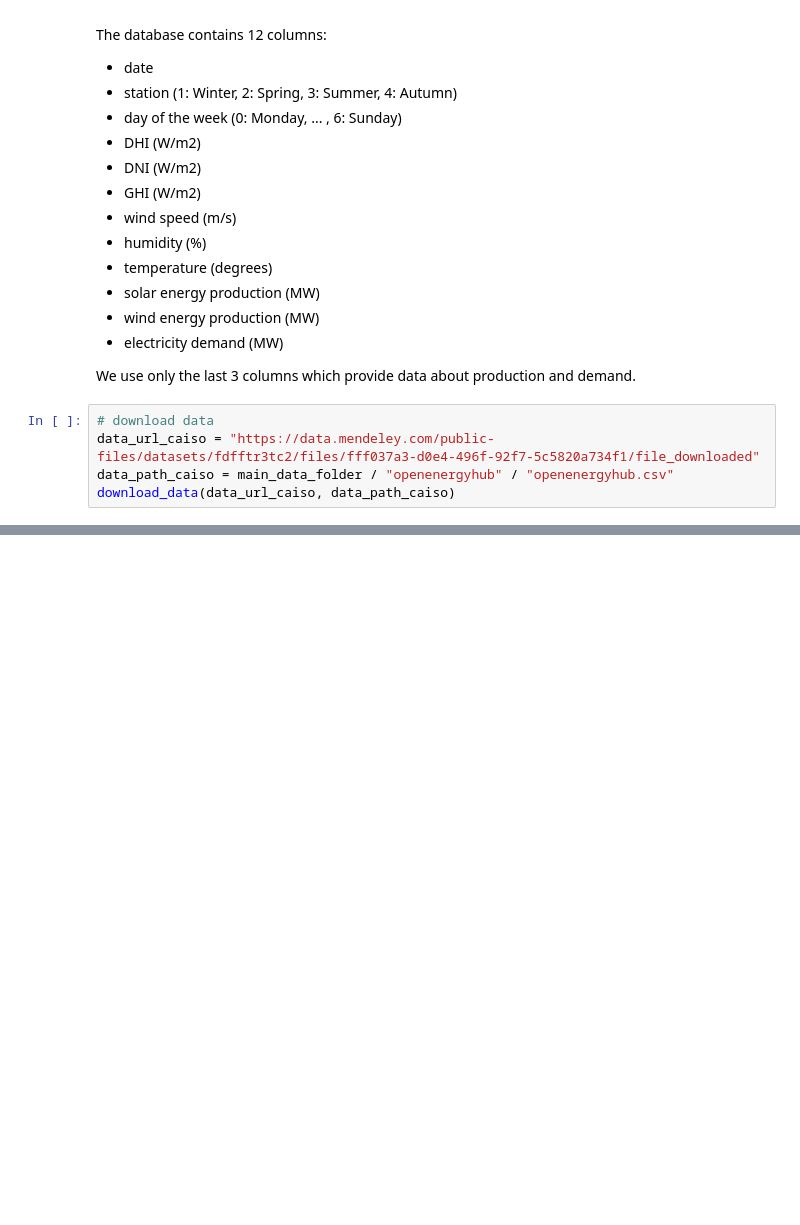
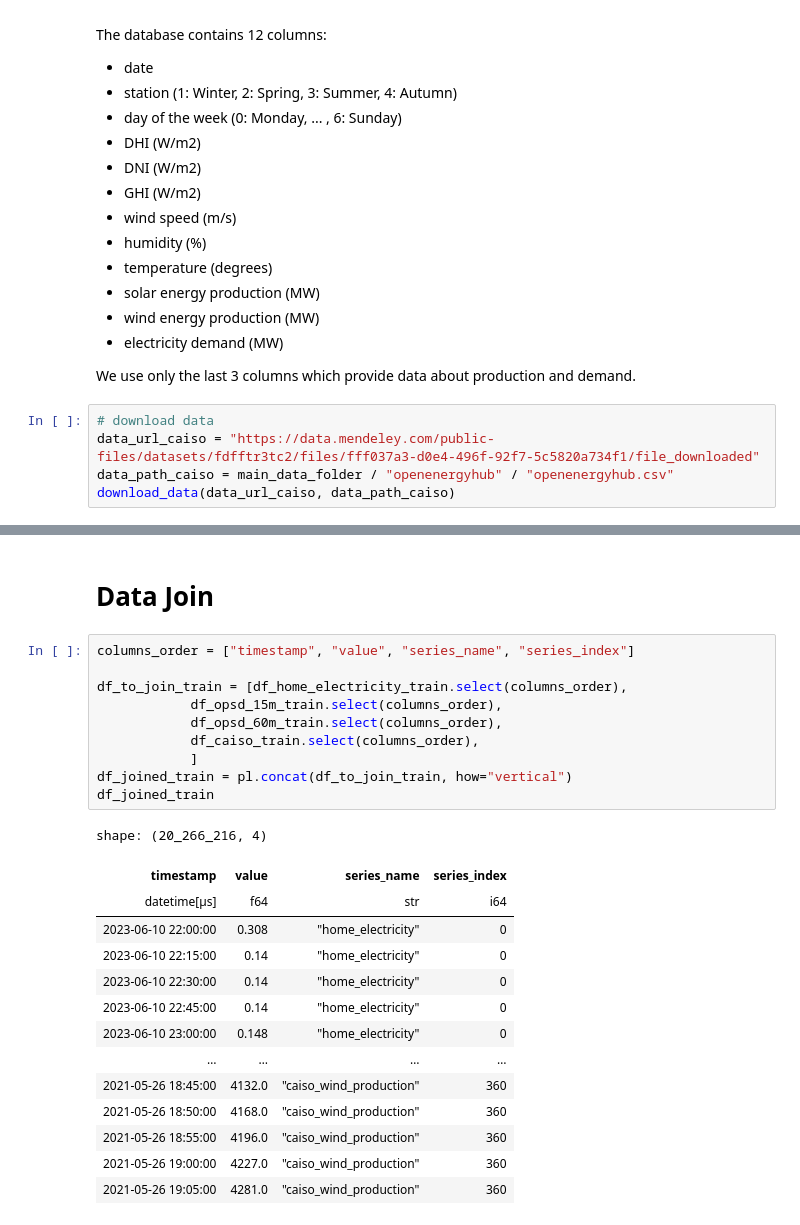
Before and after one commit to Richi0D/tirex_loss, a Jupyter notebook: notebooks/data_download.ipynb, the cells around one changed output, grey strips where cells are left out. Saved outputs shown, nothing was run; the diff lists cells and outputs as text; blank space fills up the shorter version.

```diff
--- a/notebooks/data_download.ipynb
+++ b/notebooks/data_download.ipynb
@@ -236,0 +311,27 @@ shape: (5, 4)
+# %% [markdown]
+# Data Join
+# %%
+columns_order = ["timestamp", "value", "series_name", "series_index"]
+
+df_to_join_train = [df_home_electricity_train.select(columns_order),
+            df_opsd_15m_train.select(columns_order),
+            df_opsd_60m_train.select(columns_order),
+            df_caiso_train.select(columns_order),
+            ]
+df_joined_train = pl.concat(df_to_join_train, how="vertical")
+df_joined_train
+# %% [output]
+shape: (20_266_216, 4)
+| timestamp | value | series_name | series_index |
+| datetime[μs] | f64 | str | i64 |
+| 2023-06-10 22:00:00 | 0.308 | "home_electricity" | 0 |
+| 2023-06-10 22:15:00 | 0.14 | "home_electricity" | 0 |
+| 2023-06-10 22:30:00 | 0.14 | "home_electricity" | 0 |
+| 2023-06-10 22:45:00 | 0.14 | "home_electricity" | 0 |
+| 2023-06-10 23:00:00 | 0.148 | "home_electricity" | 0 |
+| … | … | … | … |
+| 2021-05-26 18:45:00 | 4132.0 | "caiso_wind_production" | 360 |
+| 2021-05-26 18:50:00 | 4168.0 | "caiso_wind_production" | 360 |
+| 2021-05-26 18:55:00 | 4196.0 | "caiso_wind_production" | 360 |
+| 2021-05-26 19:00:00 | 4227.0 | "caiso_wind_production" | 360 |
+| 2021-05-26 19:05:00 | 4281.0 | "caiso_wind_production" | 360 |
```
Also changed, not shown: parts of 14 cells of this notebook, 3 other files.
